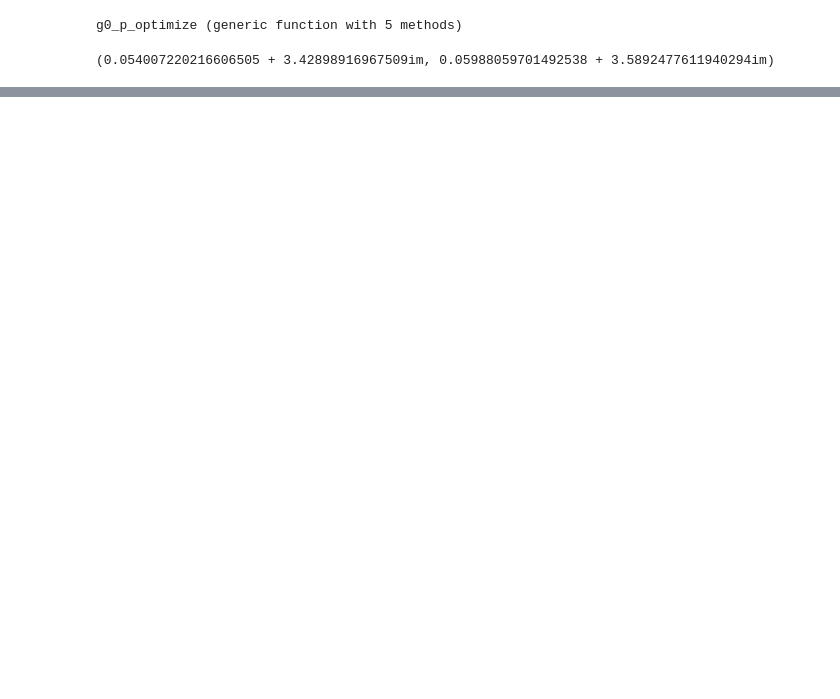
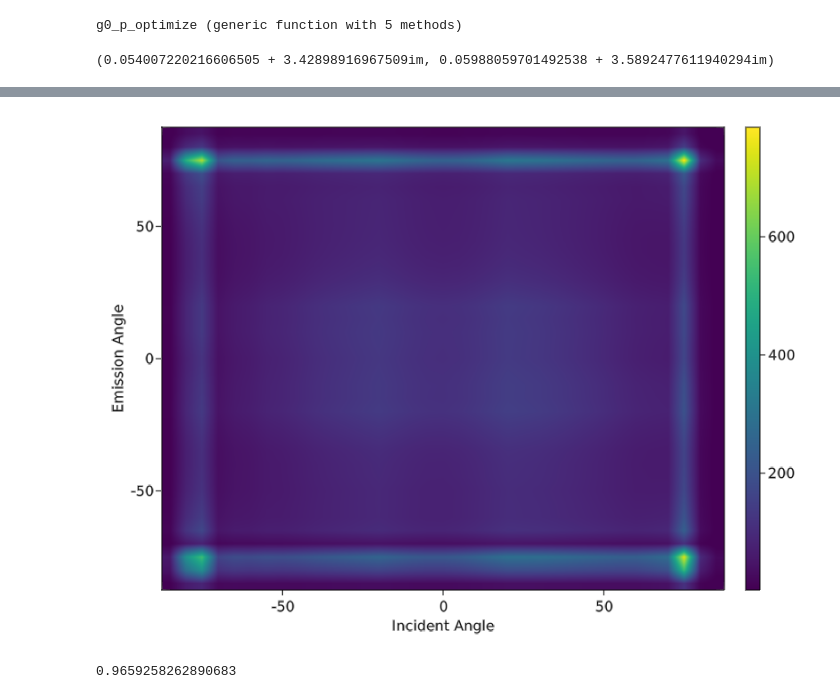
Before and after one commit to WenjieYao/RamanInFluid, a Jupyter notebook: Main.ipynb, the cells around one changed output, grey strips where cells are left out. Cells and saved outputs as stored; diff of their text form; code cells hidden in the pictures; blank space fills up the shorter version.

```diff
--- a/Main.ipynb
+++ b/Main.ipynb
@@ -538,3 +542,26 @@ end
+# %%
+gkdata = readdlm("L300AngleDependence.txt", Float64)
+Nk = 9*2
+gk12 = zeros(2*Nk-1, 2*Nk-1)
+angle1 = zeros(2*Nk-1)
+angle2 = zeros(2*Nk-1)
+for k1 = 1:(2*Nk-1)
+    angle1[k1] = (k1/Nk-1)*90
+    angle2[k1] = (k1/Nk-1)*90
+    for k2 = 1:(2*Nk-1)
+        gk12[k1,k2] = gkdata[(k1-1)*(2*Nk-1)+k2,3]
+    end
+end
+# %%
+
+fig, ax1, hm1 = heatmap(angle1, angle2, gk12, interpolate=true, colorrange = (minimum(gk12), maximum(gk12)))
+
+Colorbar(fig[1, 2], hm1)                     # These three
+ax1.xlabel="Incident Angle"
+ax1.ylabel="Emission Angle"
+fig
+# %% [output]
+[figure, added]
 # %%
 sat_test(x, sat, damp) = 1 ./ (1 .+ exp.(damp*(x.-sat)))
 xx = range(1,50,step=1)
@@ -541,0 +573,4 @@ lines(xx, sat_test(xx.^2, 20^2, 4))
+# %%
+sin(75/180*π)
+# %% [output]
+0.9659258262890683
```
Also changed, not shown: parts of 13 cells of this notebook, 13 other files.
